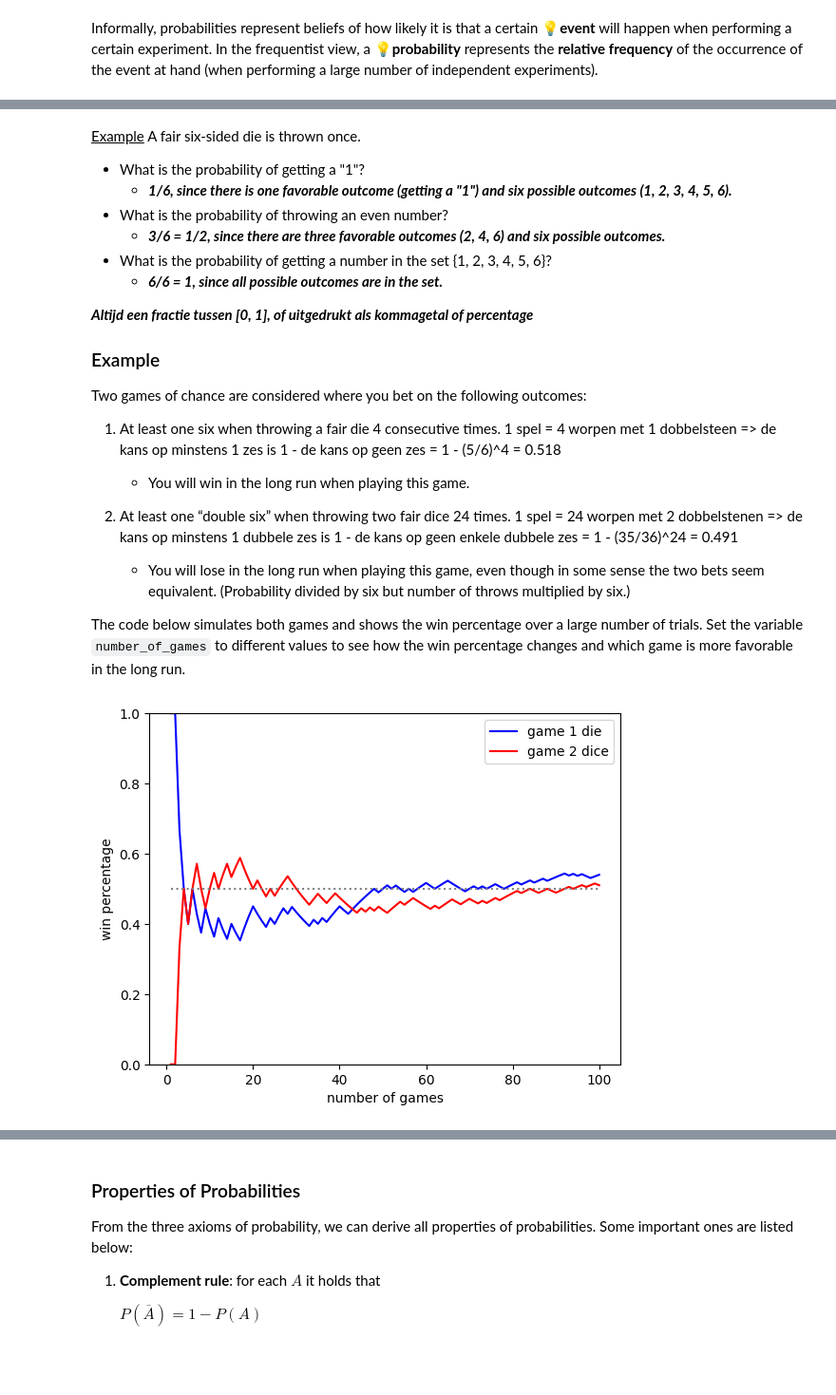
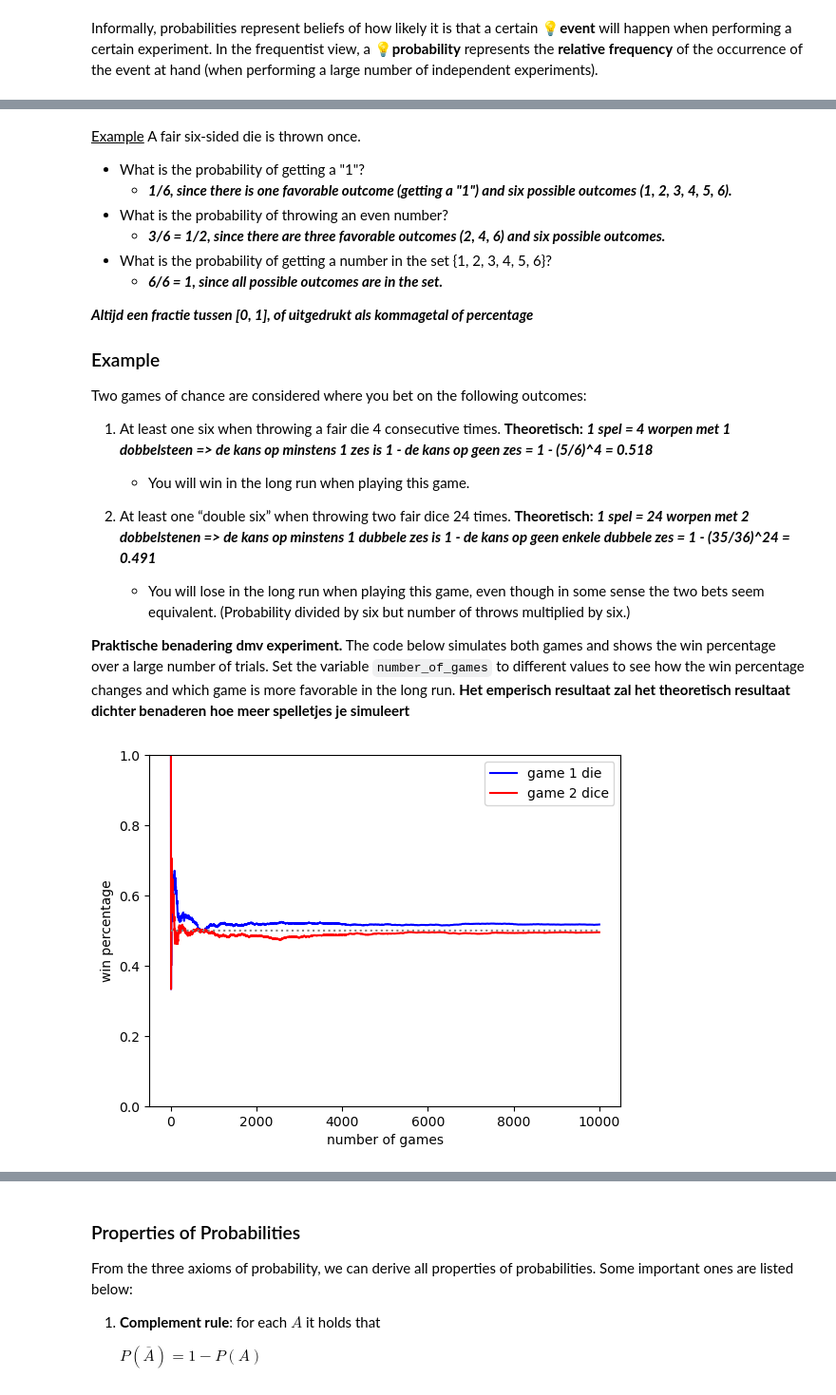
Before and after one commit to sonnycc/dsai-labs, a Jupyter notebook: 3-central-limit-testing/3.01-probability.ipynb, the cells around one changed output, grey strips where cells are left out. Shown at 95% size. Saved outputs shown, nothing was run; the diff lists cells and outputs as text; code cells hidden in the pictures; blank space fills up the shorter version.

```diff
--- a/3-central-limit-testing/3.01-probability.ipynb
+++ b/3-central-limit-testing/3.01-probability.ipynb
@@ -47,18 +47,19 @@ A fair six-sided die is thrown once.
 Two games of chance are considered where you bet on the following outcomes:
 
 1. At least one six when throwing a fair die 4 consecutive times.
-    1 spel = 4 worpen met 1 dobbelsteen => de kans op minstens 1 zes is 1 - de kans op geen zes = 1 - (5/6)^4 = 0.518
+    **Theoretisch: *1 spel = 4 worpen met 1 dobbelsteen => de kans op minstens 1 zes is 1 - de kans op geen zes = 1 - (5/6)^4 = 0.518***
     - You will win in the long run when playing this game.
 
 2. At least one “double six” when throwing two fair dice 24 times.
-    1 spel = 24 worpen met 2 dobbelstenen => de kans op minstens 1 dubbele zes is 1 - de kans op geen enkele dubbele zes = 1 - (35/36)^24 = 0.491
+    **Theoretisch: *1 spel = 24 worpen met 2 dobbelstenen => de kans op minstens 1 dubbele zes is 1 - de kans op geen enkele dubbele zes = 1 - (35/36)^24 = 0.491***
     - You will lose in the long run when playing this game, even though in some sense the two bets seem equivalent. (Probability divided by six but number of throws multiplied by six.)
 
-The code below simulates both games and shows the win percentage over a large number of trials. Set the variable `number_of_games` to different values to see how the win percentage changes and which game is more favorable in the long run.
+**Praktische benadering dmv experiment.** The code below simulates both games and shows the win percentage over a large number of trials. Set the variable `number_of_games` to different values to see how the win percentage changes and which game is more favorable in the long run.
+**Het emperisch resultaat zal het theoretisch resultaat dichter benaderen hoe meer spelletjes je simuleert**
 # %%
 import random
 
-number_of_games = 100
+number_of_games = 10000
 
 # Simulate game 1
 number_of_times_won = 0
@@ -71,35 +72,35 @@ for index in range(1, number_of_games + 1):
   number_of_times_won += 1 if number_of_times_6 >= 1 else 0
   l_game_1.append(number_of_times_won / index)
 
 # Simulate game 2
 number_of_times_won = 0
 l_game_2 = []
 
 for index in range(1, number_of_games + 1):
   number_of_times_double_6 = 0
   for _ in range(24):
     number_of_times_double_6 += 1 if (random.randint(1,6) == 6 and random.randint(1,6) == 6) else 0
   number_of_times_won += 1 if number_of_times_double_6 >= 1 else 0
   l_game_2.append(number_of_times_won / index)
 
 # Prepare a data structure for visualisation
 data = {
   'number of games': range(1,number_of_games + 1),
   'game 1 die': l_game_1,
   'game 2 dice': l_game_2}
 
 f, ax = plt.subplots(1, 1);
 
 sns.lineplot(ax=ax, x='number of games', y='game 1 die', data=data, color = "blue", label="game 1 die");
 sns.lineplot(ax=ax, x='number of games', y='game 2 dice', data=data, color = "red", label="game 2 dice");
-sns.lineplot(ax=ax, x='number of games', y=0.5, data=data, color = "grey", linestyle='dotted');
+sns.lineplot(ax=ax, x='number of games', y=0.5, data=data, color = "grey", linestyle='dotted'); # Dit is de stippellijn
 
 plt.xlabel('number of games');
 plt.ylabel('win percentage');
 plt.ylim((0,1));
 plt.legend();
 # %% [output]
-[figure, old version]
+[figure, new version]
 # %% [markdown]
 ### Two (or more) events
 
```
Also changed, not shown: parts of 2 cells of this notebook.
